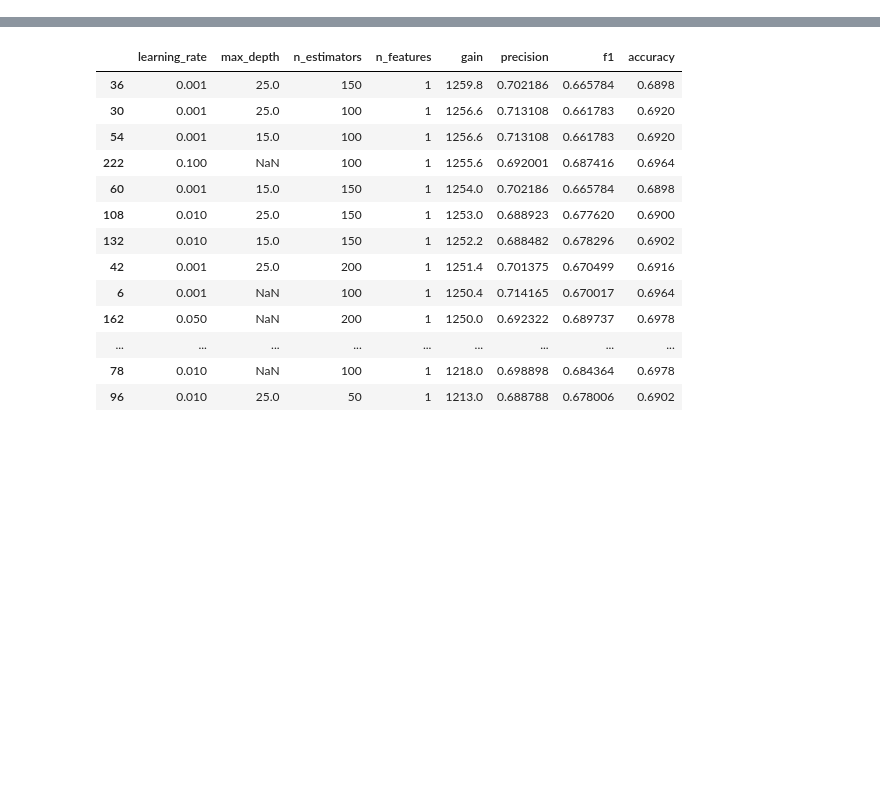
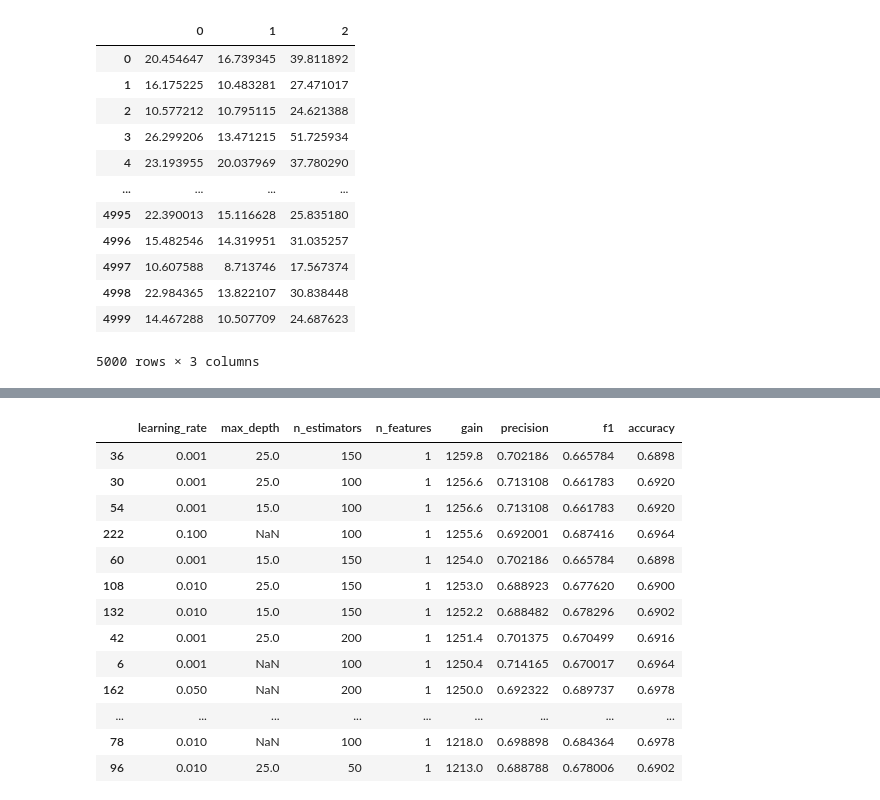
Before and after one commit to Michal-Iwicki/AML_projects, a Jupyter notebook: project2/hyperparams_xgboost.ipynb, the cells around one changed output, grey strips where cells are left out. Drawn from its saved outputs; the diff is of its cells as text; code cells hidden in the pictures; blank space fills up the shorter version.

```diff
--- a/project2/hyperparams_xgboost.ipynb
+++ b/project2/hyperparams_xgboost.ipynb
@@ -4,6 +4,7 @@ import numpy as np
 from sklearn.metrics import precision_score
 X_train = pd.read_csv("data/x_train.txt",header=None,sep=" ")
 y_train = pd.read_csv("data/y_train.txt",header=None,sep=" ")
+X_train, y_train = np.array(X_train), np.array(y_train).T[0]
 def eval_proba(probas,y,n_features, num_target = 1000):
     sorted_probas = np.sort(probas)[::-1]
     threshold = sorted_probas[num_target - 1]
@@ -14,3 +80,19 @@ def eval_proba(probas,y,n_features, num_target = 1000):
+# %%
+X_train[[0,1,2]]
+# %% [output]
+|  | 0 | 1 | 2 |
+| 0 | 20.454647 | 16.739345 | 39.811892 |
+| 1 | 16.175225 | 10.483281 | 27.471017 |
+| 2 | 10.577212 | 10.795115 | 24.621388 |
+| 3 | 26.299206 | 13.471215 | 51.725934 |
+| 4 | 23.193955 | 20.037969 | 37.780290 |
+| ... | ... | ... | ... |
+| 4995 | 22.390013 | 15.116628 | 25.835180 |
+| 4996 | 15.482546 | 14.319951 | 31.035257 |
+| 4997 | 10.607588 | 8.713746 | 17.567374 |
+| 4998 | 22.984365 | 13.822107 | 30.838448 |
+| 4999 | 14.467288 | 10.507709 | 24.687623 |
+5000 rows × 3 columns
 # %%
 from sklearn.feature_selection import mutual_info_classif
 from sklearn.model_selection import StratifiedKFold, ParameterGrid
```
Also changed, not shown: parts of 1 cell of this notebook.
